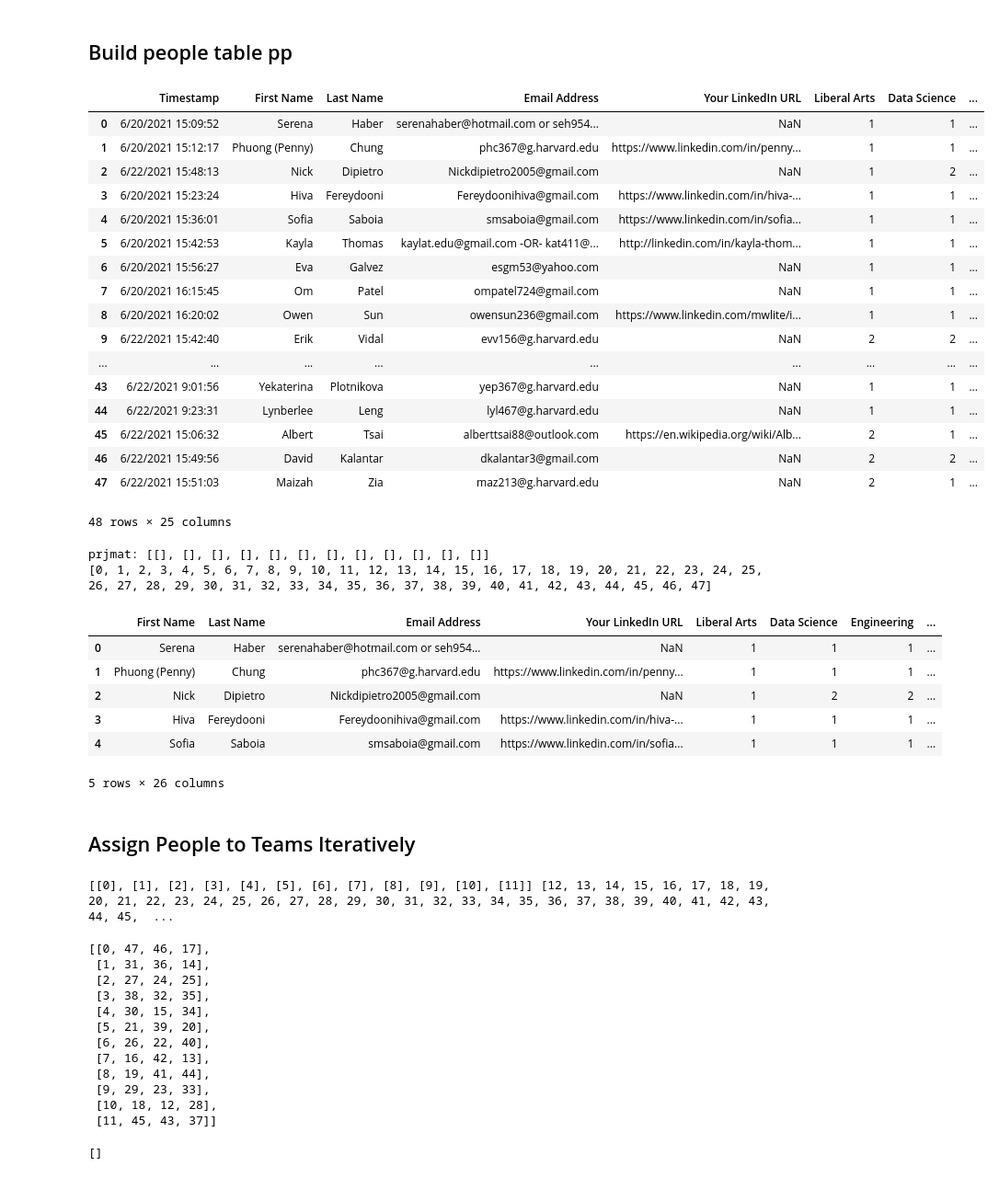
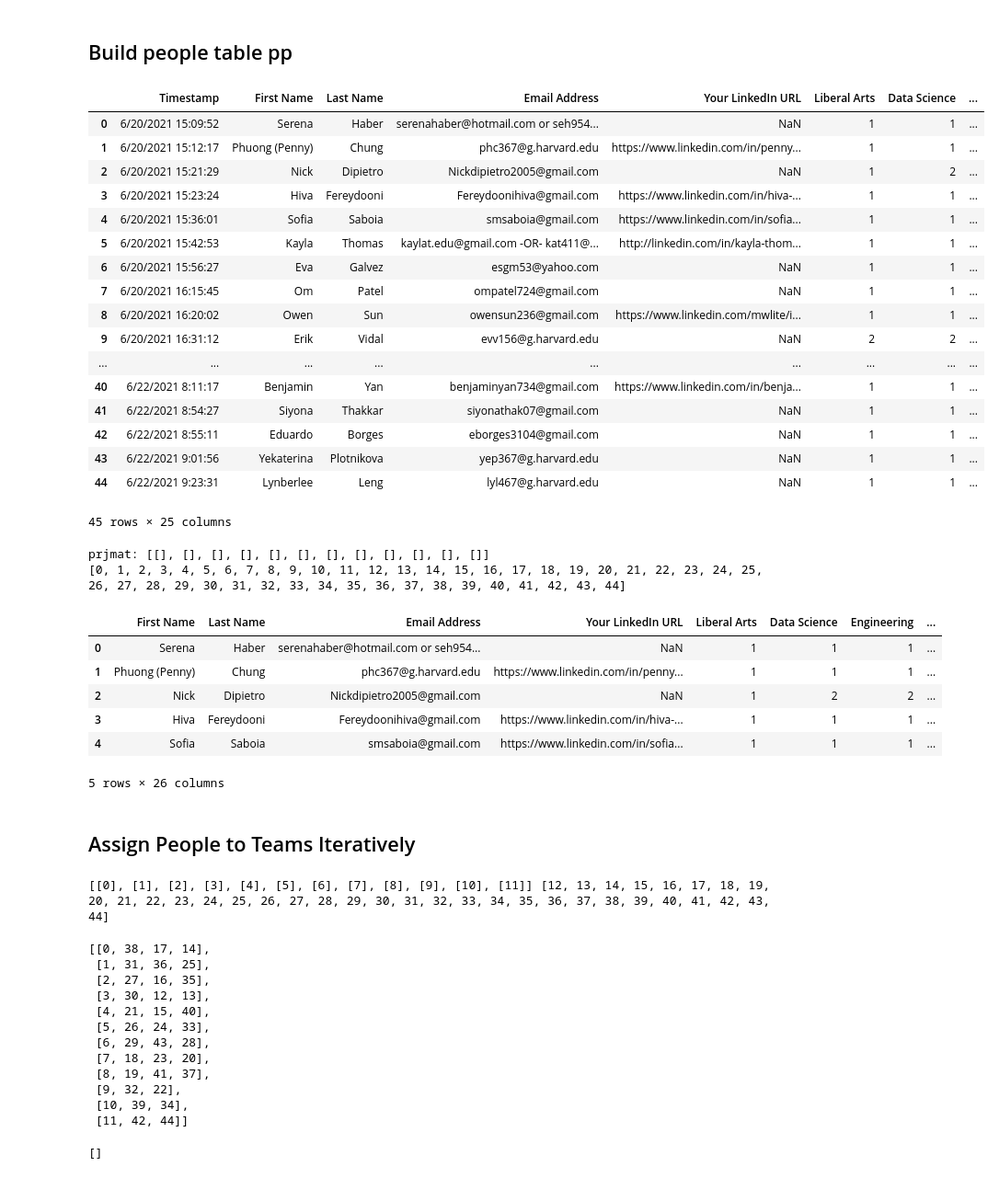
Before and after one commit to jojoqjchen/teamFormation, a Jupyter notebook: jojoAttempt2/teamFormationCode/B-team-bal-wo-priority-mg-hbs6-21-v2.ipynb, the cells around one changed output. Shown at 92% size. Cells and saved outputs as stored; diff of their text form; code cells hidden in the pictures.

```diff
--- a/jojoAttempt2/teamFormationCode/B-team-bal-wo-priority-mg-hbs6-21-v2.ipynb
+++ b/jojoAttempt2/teamFormationCode/B-team-bal-wo-priority-mg-hbs6-21-v2.ipynb
@@ -26,34 +30,34 @@ drwxr-xr-x   3 malolemagueresse  staff      96 Jul 19 14:30 __pycache__
 # %%
 # use people matrix pp
 # p is range from 0 to length of pp, ie 1 to N-1
 # goal of teams of size m
 # let N/m = number of team maximum, assume variable name S
 
 #pp = pd.DataFrame(np.random.randint(0,100,size=(40, 4)), columns=list('ABCD'))
 #p = range(len(pp))
 
-pp = pd.read_csv('pp-hbs-6-21.final.csv')# people, pp-mg-sum21.csv
+pp = pd.read_csv('pphbs6-21.csv')# people, pp-mg-sum21.csv
 p = range(len(pp))
 pp
 # %% [output]
 |  | Timestamp | First Name | Last Name | Email Address | Your LinkedIn URL | Liberal Arts | Data Science | ... |
 | 0 | 6/20/2021 15:09:52 | Serena | Haber | serenahaber@hotmail.com or seh954... | NaN | 1 | 1 | ... |
 | 1 | 6/20/2021 15:12:17 | Phuong (Penny) | Chung | phc367@g.harvard.edu | https://www.linkedin.com/in/penny... | 1 | 1 | ... |
-| 2 | 6/22/2021 15:48:13 | Nick | Dipietro | Nickdipietro2005@gmail.com | NaN | 1 | 2 | ... |
+| 2 | 6/20/2021 15:21:29 | Nick | Dipietro | Nickdipietro2005@gmail.com | NaN | 1 | 2 | ... |
 | 3 | 6/20/2021 15:23:24 | Hiva | Fereydooni | Fereydoonihiva@gmail.com | https://www.linkedin.com/in/hiva-... | 1 | 1 | ... |
 | 4 | 6/20/2021 15:36:01 | Sofia | Saboia | smsaboia@gmail.com | https://www.linkedin.com/in/sofia... | 1 | 1 | ... |
 | 5 | 6/20/2021 15:42:53 | Kayla | Thomas | kaylat.edu@gmail.com -OR- kat411@... | http://linkedin.com/in/kayla-thom... | 1 | 1 | ... |
 | 6 | 6/20/2021 15:56:27 | Eva | Galvez | esgm53@yahoo.com | NaN | 1 | 1 | ... |
 | 7 | 6/20/2021 16:15:45 | Om | Patel | ompatel724@gmail.com | NaN | 1 | 1 | ... |
 | 8 | 6/20/2021 16:20:02 | Owen | Sun | owensun236@gmail.com | https://www.linkedin.com/mwlite/i... | 1 | 1 | ... |
-| 9 | 6/22/2021 15:42:40 | Erik | Vidal | evv156@g.harvard.edu | NaN | 2 | 2 | ... |
+| 9 | 6/20/2021 16:31:12 | Erik | Vidal | evv156@g.harvard.edu | NaN | 2 | 2 | ... |
 | ... | ... | ... | ... | ... | ... | ... | ... | ... |
+| 40 | 6/22/2021 8:11:17 | Benjamin | Yan | benjaminyan734@gmail.com | https://www.linkedin.com/in/benja... | 1 | 1 | ... |
+| 41 | 6/22/2021 8:54:27 | Siyona | Thakkar | siyonathak07@gmail.com | NaN | 1 | 1 | ... |
+| 42 | 6/22/2021 8:55:11 | Eduardo | Borges | eborges3104@gmail.com | NaN | 1 | 1 | ... |
 | 43 | 6/22/2021 9:01:56 | Yekaterina | Plotnikova | yep367@g.harvard.edu | NaN | 1 | 1 | ... |
 | 44 | 6/22/2021 9:23:31 | Lynberlee | Leng | lyl467@g.harvard.edu | NaN | 1 | 1 | ... |
-| 45 | 6/22/2021 15:06:32 | Albert | Tsai | alberttsai88@outlook.com | https://en.wikipedia.org/wiki/Alb... | 2 | 1 | ... |
-| 46 | 6/22/2021 15:49:56 | David | Kalantar | dkalantar3@gmail.com | NaN | 2 | 2 | ... |
-| 47 | 6/22/2021 15:51:03 | Maizah | Zia | maz213@g.harvard.edu | NaN | 2 | 1 | ... |
-48 rows × 25 columns
+45 rows × 25 columns
 # %%
 # set up for matching and build ppreport, a report table
 pc=list(p)
@@ -83,7 +87,7 @@ print(pc)
 ppreport.head()
 # %% [output]
 prjmat: [[], [], [], [], [], [], [], [], [], [], [], []]
-[0, 1, 2, 3, 4, 5, 6, 7, 8, 9, 10, 11, 12, 13, 14, 15, 16, 17, 18, 19, 20, 21, 22, 23, 24, 25, 26, 27, 28, 29, 30, 31, 32, 33, 34, 35, 36, 37, 38, 39, 40, 41, 42, 43, 44, 45, 46, 47]
+[0, 1, 2, 3, 4, 5, 6, 7, 8, 9, 10, 11, 12, 13, 14, 15, 16, 17, 18, 19, 20, 21, 22, 23, 24, 25, 26, 27, 28, 29, 30, 31, 32, 33, 34, 35, 36, 37, 38, 39, 40, 41, 42, 43, 44]
 |  | First Name | Last Name | Email Address | Your LinkedIn URL | Liberal Arts | Data Science | Engineering | ... |
 | 0 | Serena | Haber | serenahaber@hotmail.com or seh954... | NaN | 1 | 1 | 1 | ... |
 | 1 | Phuong (Penny) | Chung | phc367@g.harvard.edu | https://www.linkedin.com/in/penny... | 1 | 1 | 1 | ... |
@@ -129,19 +133,19 @@ while len(pc)!=0:
 
 prjmat
 # %% [output]
-[[0], [1], [2], [3], [4], [5], [6], [7], [8], [9], [10], [11]] [12, 13, 14, 15, 16, 17, 18, 19, 20, 21, 22, 23, 24, 25, 26, 27, 28, 29, 30, 31, 32, 33, 34, 35, 36, 37, 38, 39, 40, 41, 42, 43, 44, 45,  ...
+[[0], [1], [2], [3], [4], [5], [6], [7], [8], [9], [10], [11]] [12, 13, 14, 15, 16, 17, 18, 19, 20, 21, 22, 23, 24, 25, 26, 27, 28, 29, 30, 31, 32, 33, 34, 35, 36, 37, 38, 39, 40, 41, 42, 43, 44]
-[[0, 47, 46, 17],
- [1, 31, 36, 14],
- [2, 27, 24, 25],
- [3, 38, 32, 35],
- [4, 30, 15, 34],
- [5, 21, 39, 20],
- [6, 26, 22, 40],
- [7, 16, 42, 13],
- [8, 19, 41, 44],
- [9, 29, 23, 33],
- [10, 18, 12, 28],
- [11, 45, 43, 37]]
+[[0, 38, 17, 14],
+ [1, 31, 36, 25],
+ [2, 27, 16, 35],
+ [3, 30, 12, 13],
+ [4, 21, 15, 40],
+ [5, 26, 24, 33],
+ [6, 29, 43, 28],
+ [7, 18, 23, 20],
+ [8, 19, 41, 37],
+ [9, 32, 22],
+ [10, 39, 34],
+ [11, 42, 44]]
 # %%
 #test that no one is unassigned
 pc
```
Also changed, not shown: parts of 19 cells of this notebook, 5 other files.
